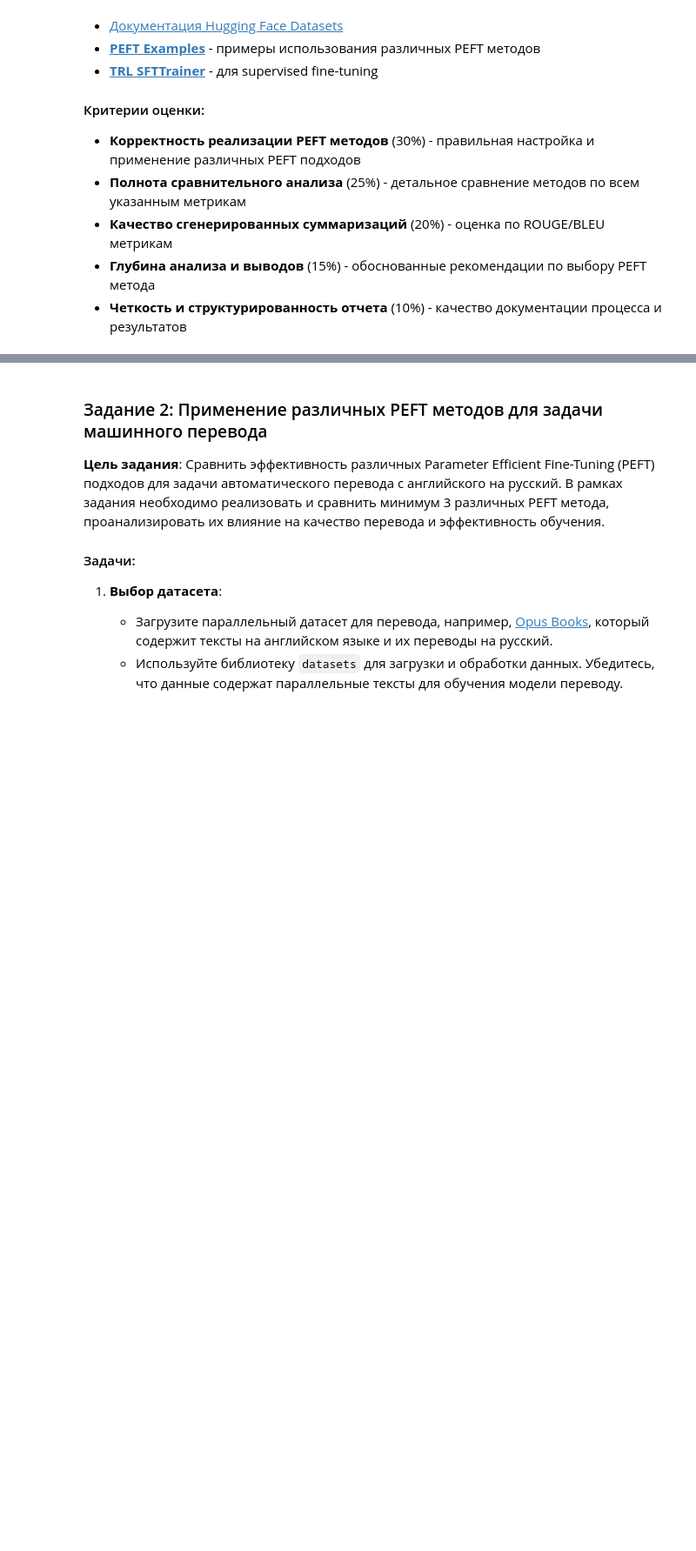
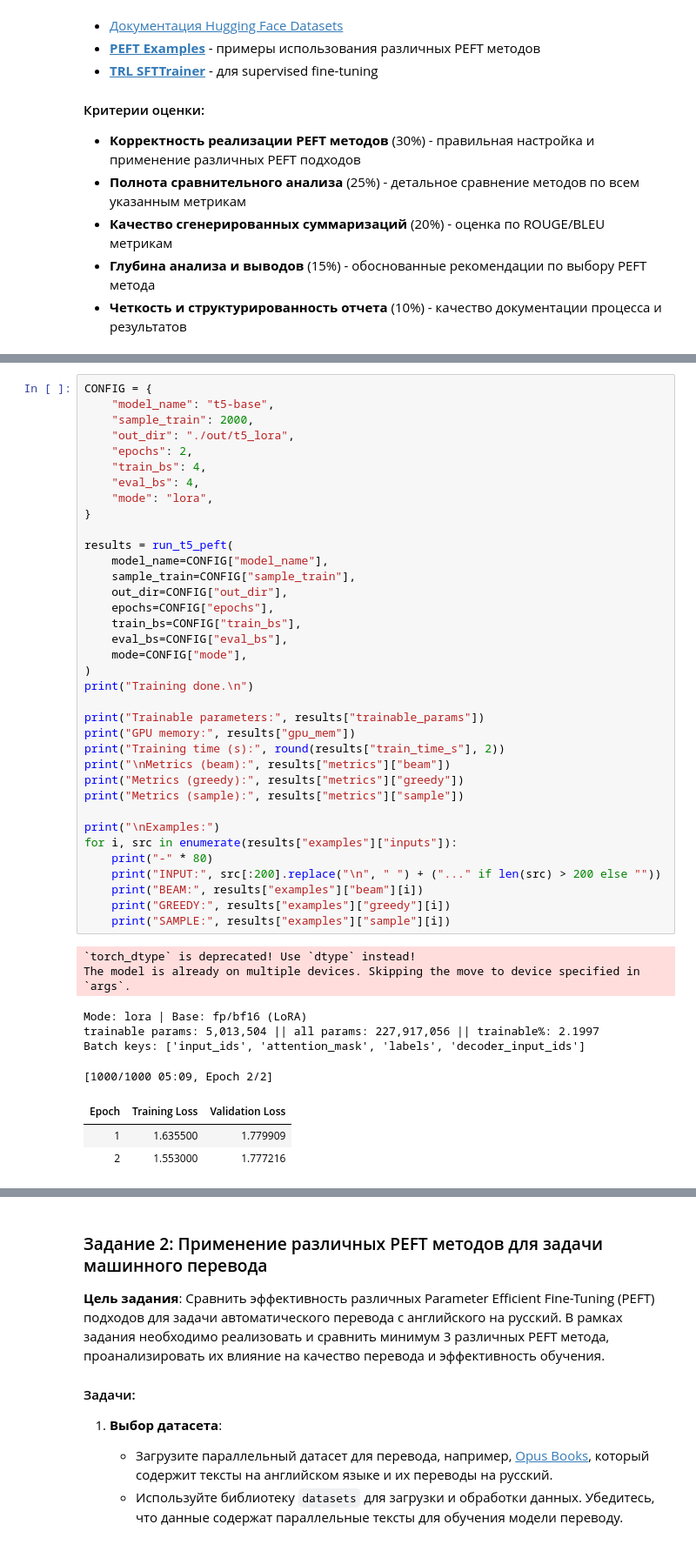
Before and after one commit to diuzhevVlad/NLP-course-mipt, a Jupyter notebook: hw4/05_assignment.ipynb, the cells around one changed output, grey strips where cells are left out. Shown at 87% size. Saved outputs shown, nothing was run; the diff lists cells and outputs as text; blank space fills up the shorter version.

Commit message:
hw4 done

```diff
--- a/hw4/05_assignment.ipynb
+++ b/hw4/05_assignment.ipynb
@@ -245,0 +506,46 @@ tokenized_test = custom_test.map(
+# %%
+CONFIG = {
+    "model_name": "t5-base",
+    "sample_train": 2000,
+    "out_dir": "./out/t5_lora",
+    "epochs": 2,
+    "train_bs": 4,
+    "eval_bs": 4,
+    "mode": "lora",
+}
+
+results = run_t5_peft(
+    model_name=CONFIG["model_name"],
+    sample_train=CONFIG["sample_train"],
+    out_dir=CONFIG["out_dir"],
+    epochs=CONFIG["epochs"],
+    train_bs=CONFIG["train_bs"],
+    eval_bs=CONFIG["eval_bs"],
+    mode=CONFIG["mode"],
+)
+print("Training done.\n")
+
+print("Trainable parameters:", results["trainable_params"])
+print("GPU memory:", results["gpu_mem"])
+print("Training time (s):", round(results["train_time_s"], 2))
+print("\nMetrics (beam):", results["metrics"]["beam"])
+print("Metrics (greedy):", results["metrics"]["greedy"])
+print("Metrics (sample):", results["metrics"]["sample"])
+
+print("\nExamples:")
+for i, src in enumerate(results["examples"]["inputs"]):
+    print("-" * 80)
+    print("INPUT:", src[:200].replace("\n", " ") + ("..." if len(src) > 200 else ""))
+    print("BEAM:", results["examples"]["beam"][i])
+    print("GREEDY:", results["examples"]["greedy"][i])
+    print("SAMPLE:", results["examples"]["sample"][i])
+# %% [output]
+`torch_dtype` is deprecated! Use `dtype` instead!
+The model is already on multiple devices. Skipping the move to device specified in `args`.
+Mode: lora | Base: fp/bf16 (LoRA)
+trainable params: 5,013,504 || all params: 227,917,056 || trainable%: 2.1997
+Batch keys: ['input_ids', 'attention_mask', 'labels', 'decoder_input_ids']
+[1000/1000 05:09, Epoch 2/2]
+| Epoch | Training Loss | Validation Loss |
+| 1 | 1.635500 | 1.779909 |
+| 2 | 1.553000 | 1.777216 |
```
Also changed, not shown: parts of 21 cells of this notebook.
